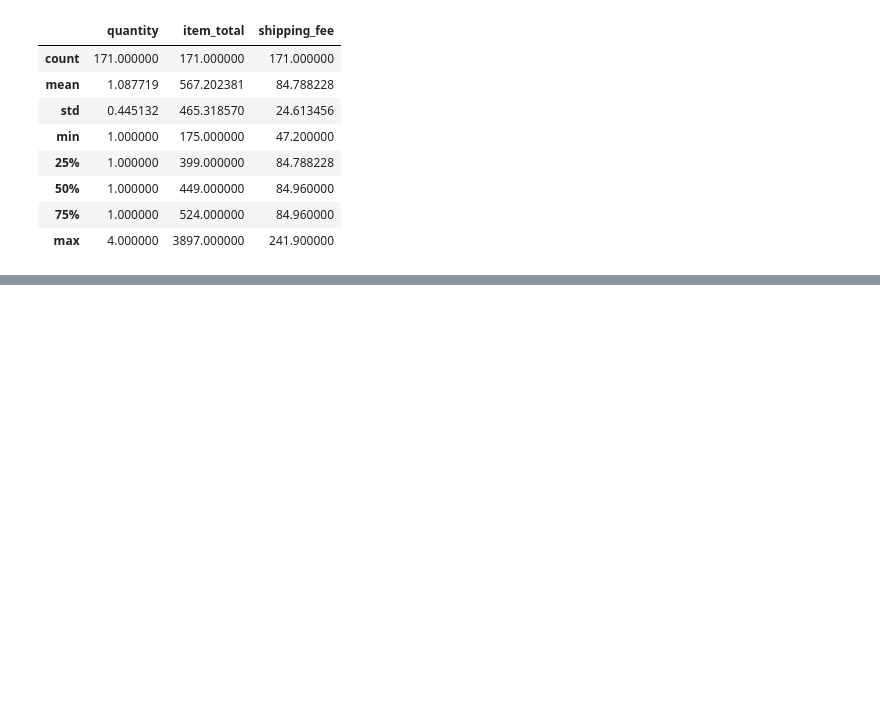
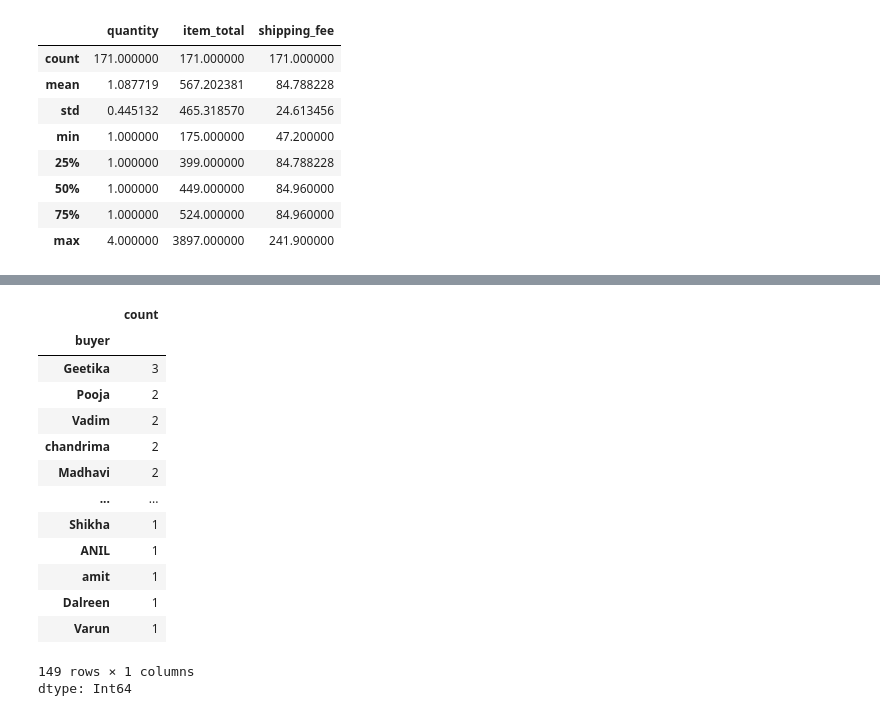
Before and after one commit to kidkezz/Data-practice, a Jupyter notebook: 2025 practicas y proyectos/Python/Practicas/Limpieza de datos/Mnual_eda.ipynb, the cells around one changed output, grey strips where cells are left out. Cells and saved outputs as stored; diff of their text form; code cells hidden in the pictures; blank space fills up the shorter version.

```diff
--- a/2025 practicas y proyectos/Python/Practicas/Limpieza de datos/Mnual_eda.ipynb
+++ b/2025 practicas y proyectos/Python/Practicas/Limpieza de datos/Mnual_eda.ipynb
@@ -572,0 +613,18 @@ df.describe()
+# %%
+df['buyer'].value_counts()
+# %% [output]
+|  | count |
+| buyer |  |
+| Geetika | 3 |
+| Pooja | 2 |
+| Vadim | 2 |
+| chandrima | 2 |
+| Madhavi | 2 |
+| ... | ... |
+| Shikha | 1 |
+| ANIL | 1 |
+| amit | 1 |
+| Dalreen | 1 |
+| Varun | 1 |
+149 rows × 1 columns
+dtype: Int64
```
Also changed, not shown: parts of 9 cells of this notebook.
